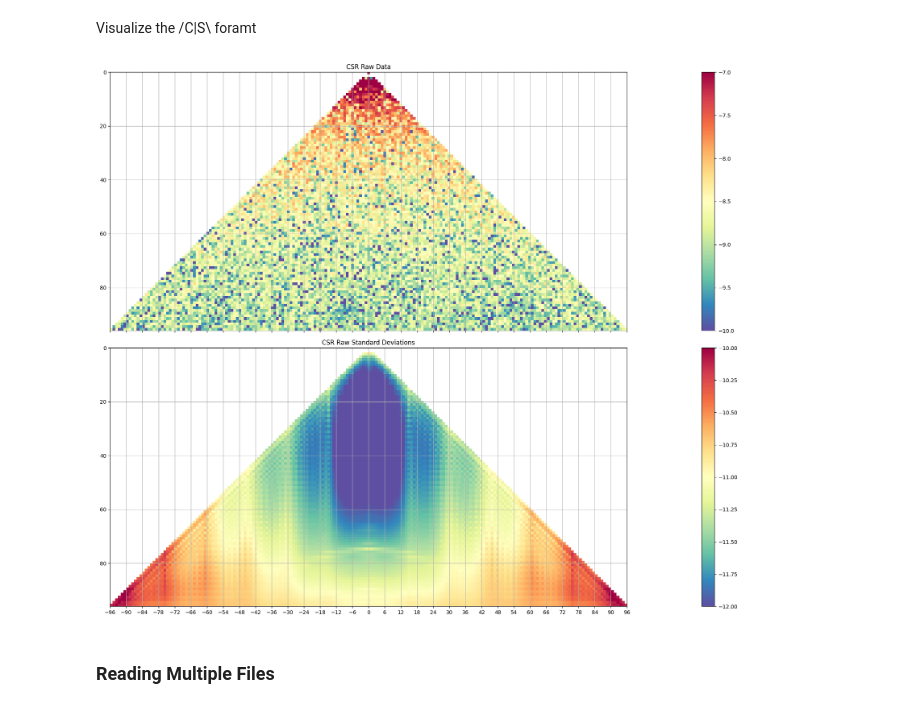
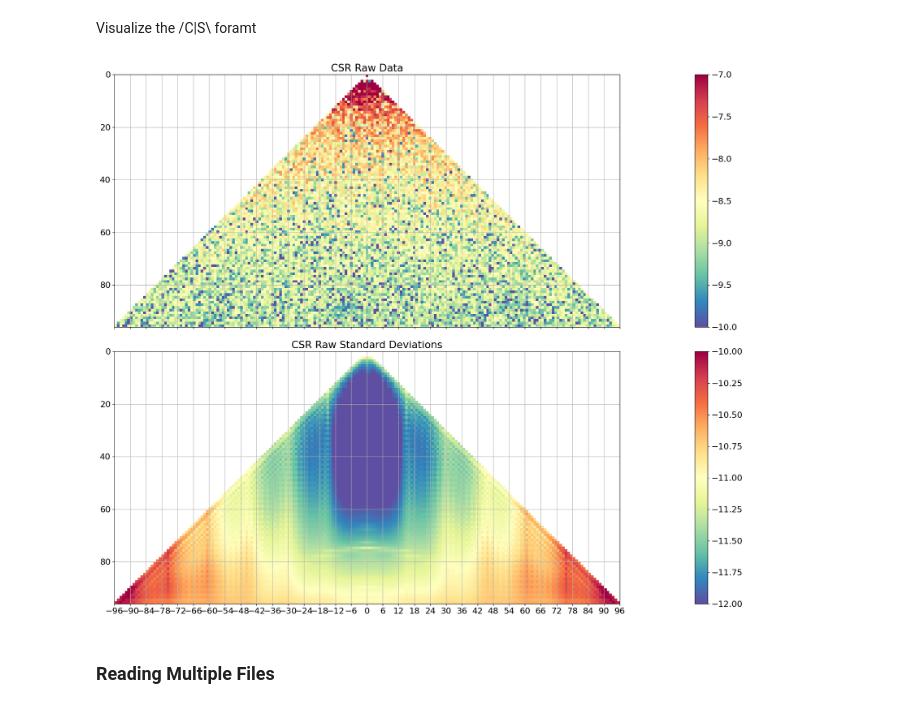
Before and after one commit to GESS-research-group/pyshbundle, a Jupyter notebook: notebooks/02_load_data.ipynb, the cells around one changed output. Cells and saved outputs as stored; diff of their text form; code cells hidden in the pictures.

```diff
--- a/notebooks/02_load_data.ipynb
+++ b/notebooks/02_load_data.ipynb
@@ -161,30 +123,32 @@ sc_mat_std_dev=np.delete(sc_mat_std_dev, max_degree, axis=1);
 # %% [markdown]
 Visualize the /C|S\ foramt
 # %%
+plt.rcParams.update({'font.size': 16})
+
 x_vec = np.arange(-96, 96+1, 6)
 y_vec = np.arange(96, -2, -6)
 
 fig, ax = plt.subplots(2, 1,figsize=(40, 15), sharex=True, sharey=True)
 raw_dat = ax[0].imshow(np.ma.log10(np.absolute(sc_mat)), extent=[-96, 96, 96, 0], cmap='Spectral_r', vmin=-10, vmax=-7, )
 ax[0].title.set_text("CSR Raw Data")
 
 fig.colorbar(raw_dat, )
 
 raw_dev = ax[1].imshow(np.ma.log10(np.absolute(sc_mat_std_dev)), extent=[-96, 96, 96, 0], cmap='Spectral_r', vmin=-12, vmax=-10)
 ax[1].title.set_text("CSR Raw Standard Deviations")
 plt.sca(ax[1])
 plt.xticks(x_vec, color='black')
 fig.colorbar(raw_dev,)
 
 ax[0].grid()
 ax[1].grid()
 
 # plt.colorbar()
 
 fig.tight_layout()
 plt.show()
 # %% [output]
-[figure, old version]
+[figure, new version]
 # %% [markdown]
 ### Reading Multiple Files
 # %% [markdown]
```
Also changed, not shown: parts of 5 cells of this notebook, 2 other files.
